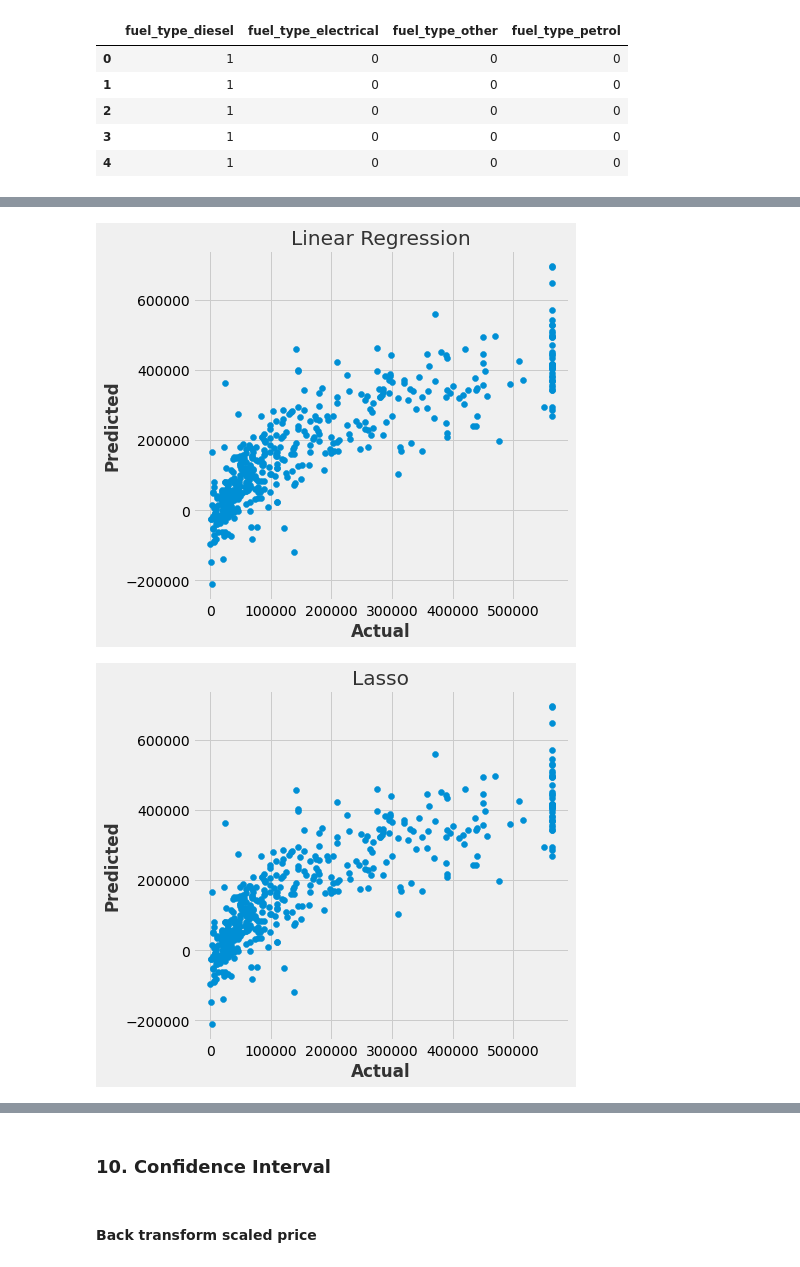
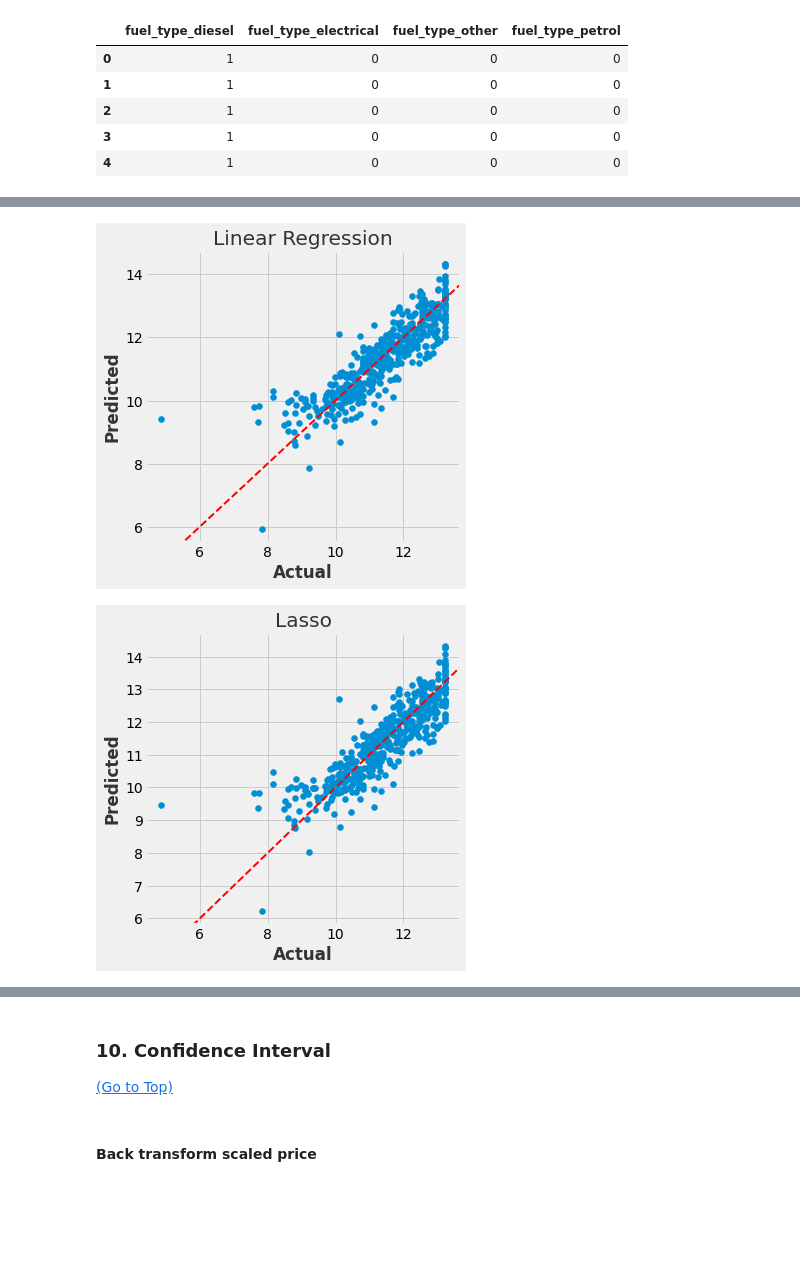
Before and after one commit to momogure/1_predict_ship_price, a Jupyter notebook: ship_price_prediction.ipynb, the cells around one changed output, grey strips where cells are left out. Cells and saved outputs as stored; diff of their text form; code cells hidden in the pictures; blank space fills up the shorter version.

```diff
--- a/ship_price_prediction.ipynb
+++ b/ship_price_prediction.ipynb
@@ -725,9 +789,9 @@ df_ohe.drop(' before_1900', axis=1, inplace=True)
 # %%
 # Add description_cleaned, price_cleaned_scaled, year_scaled and length_cleaned_scaled to df_ohe
-cols_to_add = [ADJECTIVE_COUNT_scaled, length_cleaned_scaled, price_cleaned, before_1900,
-               from_1900_to_1949, from_1950_to_1999, after_2000]
-cols_names = ['ADJECTIVE_COUNT_scaled', 'length_cleaned_scaled', 'price_cleaned','before_1900',
-               'from_1900_to_1949', 'from_1950_to_1999', 'after_2000']
+cols_to_add = [ADJECTIVE_COUNT_scaled, length_cleaned_scaled,
+               before_1900, from_1900_to_1949, from_1950_to_1999, after_2000]
+cols_names = ['ADJECTIVE_COUNT_scaled', 'length_cleaned_scaled',
+               'before_1900', 'from_1900_to_1949', 'from_1950_to_1999', 'after_2000']
 for i in range(len(cols_to_add)):
     df_ohe[cols_names[i]] = cols_to_add[i]
 # %%
@@ -815,3 +877,7 @@ y = df_vectorized['price_cleaned']
+# %%
+# Create X and y for feature dataframe and target variable
+X = df_vectorized
+y = price_cleaned_log
 # %%
 # Split the data into train and test datasets
 X_train, X_test, y_train, y_test = train_test_split(X, y, random_state=123)
@@ -871,3 +954,0 @@ MSE Ridge: 8378978313.09
-# %%
-for model in models:
-    print(model.intercept_)
@@ -877,0 +955,4 @@ for model in models:
+# %%
+for i in range(len(models)):
+    print("------- ", lr_models[i], " --------")
+    print(f"Intercetp: {models[i].intercept_}\n")
@@ -907,13 +997,16 @@ for i in range(len(dfs)):
 # %%
 # Plotting the predicted and actual data
-for i in range(len(predictions)):
-    plt.figure(figsize=(6,6))
+for i in range(len(predictions_test)):
+    plt.figure(figsize=(5, 5))
     plt.title(lr_models[i])
     #plt.scatter(X_train, y_train, color='r')
-    plt.scatter(y_test, predictions[i])
+    plt.scatter(y_test, predictions_test[i])
     # plt.scatter(X_test, predictions[i])
     plt.xlabel("Actual")
-    plt.ylabel("Predicted");
+    plt.ylabel("Predicted")
+
+    x = y = plt.xlim()
+    plt.plot(x, y, linestyle='--', color='r', lw=2, scalex=False, scaley=False);
 # %% [output]
-[figure, old version]
+[figure, new version]
-[figure, old version]
+[figure, new version]
@@ -921,5 +1014,6 @@ for i in range(len(predictions)):
 # %% [markdown]
 ### **10. Confidence Interval**
+[(Go to Top)](#Top)
 # %%
 from scipy.stats import norm
 # %% [markdown]
```
Also changed, not shown: parts of 43 cells of this notebook, 3 other files.
